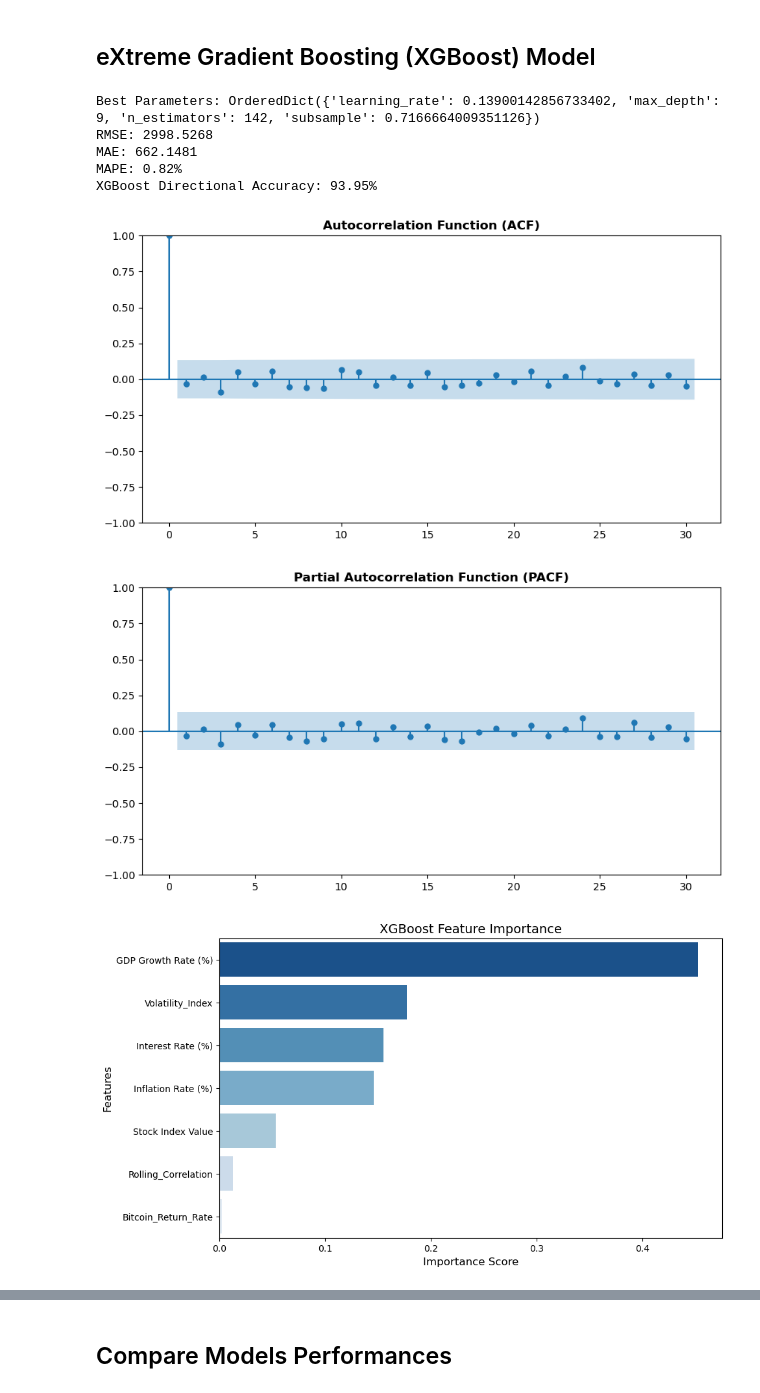
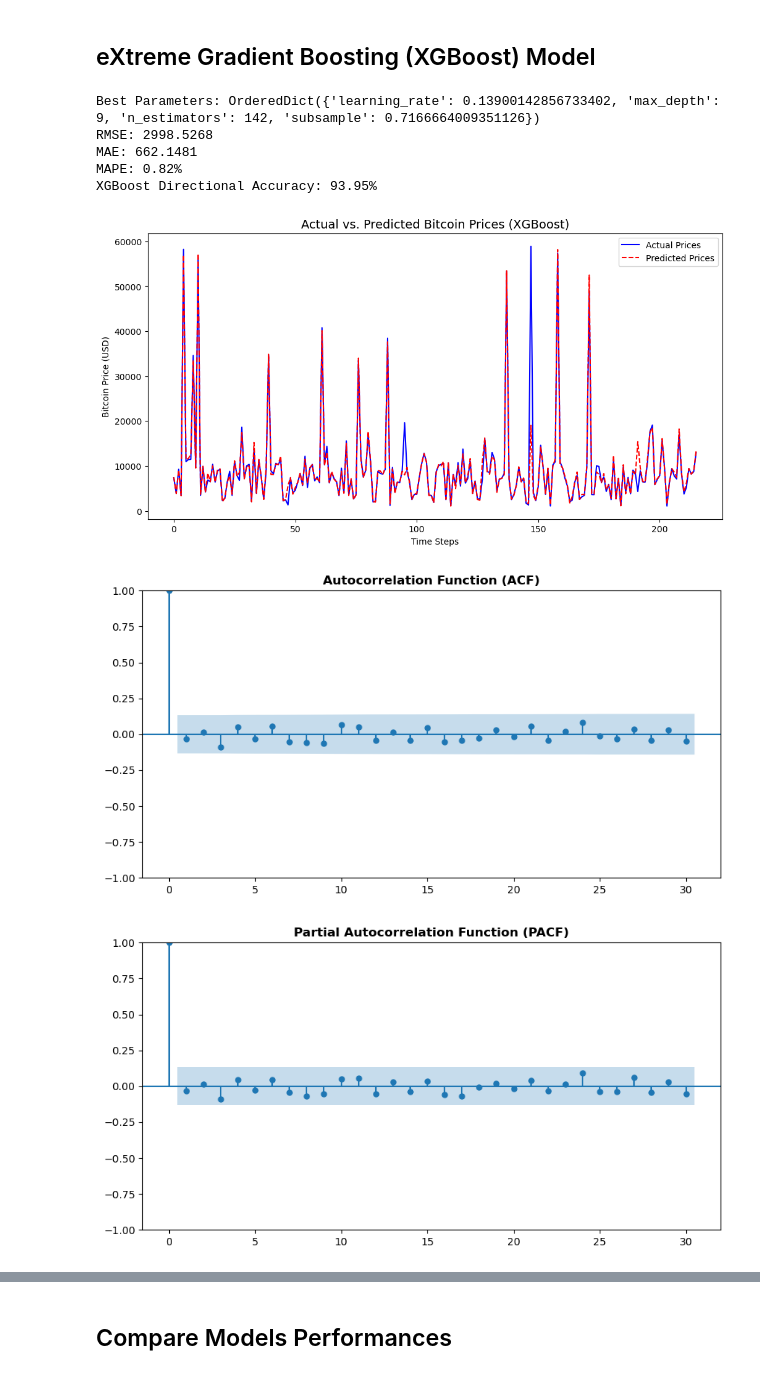
Before and after one commit to Vaishali8567/Data-Science-Project-on-Bitcoin-Price, a Jupyter notebook: Revised Draft.ipynb, the cells around one changed output, grey strips where cells are left out. Drawn from its saved outputs; the diff is of its cells as text; code cells hidden in the pictures.

```diff
--- a/Revised Draft.ipynb
+++ b/Revised Draft.ipynb
@@ -515,6 +512,16 @@ correct_directions = np.sign(y_test.values[1:] - y_test.values[:-1]) == np.sign(
 directional_accuracy_xgb = np.mean(correct_directions) * 100
 print(f"XGBoost Directional Accuracy: {directional_accuracy_xgb:.2f}%")
 
+# Actual vs. Predicted Price Plot
+plt.figure(figsize=(12, 6))
+plt.plot(y_test.values, label="Actual Prices", color="blue")
+plt.plot(y_pred, label="Predicted Prices", color="red", linestyle="dashed")
+plt.xlabel("Time Steps")
+plt.ylabel("Bitcoin Price (USD)")
+plt.title("Actual vs. Predicted Bitcoin Prices (XGBoost)", fontsize=14)
+plt.legend()
+plt.show()
+
 # ACF & PACF Plots
 max_lags = min(30, len(y_test) - 1, len(y_test) // 2)
 
@@ -528,33 +535,33 @@ if max_lags > 0:
     sm.graphics.tsa.plot_pacf(y_test, lags=max_lags, ax=ax)
     ax.set_title("Partial Autocorrelation Function (PACF)", fontsize=12, fontweight="bold")
     plt.show()
 
 # Feature Importance
 feature_importance = best_xgb.feature_importances_
 feature_names = X.columns
 feature_importance_df = pd.DataFrame({'Feature': feature_names, 'Importance': feature_importance})
 feature_importance_df.sort_values(by='Importance', ascending=False, inplace=True)
 
 # Improved Feature Importance Plot
 plt.figure(figsize=(10, 6))
 sns.barplot(x='Importance', y='Feature', data=feature_importance_df, palette='Blues_r', hue='Feature', legend=False)
 plt.xlabel("Importance Score", fontsize=12)
 plt.ylabel("Features", fontsize=12)
 plt.title("XGBoost Feature Importance", fontsize=14)
 plt.xticks(fontsize=10)
 plt.yticks(fontsize=10)
 plt.show()
 
 # SHAP Analysis
 explainer = shap.Explainer(best_xgb)  # Use the correctly trained model
 shap_values = explainer(X_test)  # Ensure X_test is correctly used
 shap.summary_plot(shap_values, X_test, feature_names=features)
 # %% [output]
 Best Parameters: OrderedDict({'learning_rate': 0.13900142856733402, 'max_depth': 9, 'n_estimators': 142, 'subsample': 0.7166664009351126})
 RMSE: 2998.5268
 MAE: 662.1481
 MAPE: 0.82%
 XGBoost Directional Accuracy: 93.95%
-[figure, old version]
+[figure, new version]
-[figure, old version]
+[figure, new version]
-[figure, old version]
+[figure, new version]
```
Also changed, not shown: parts of 8 cells of this notebook.
